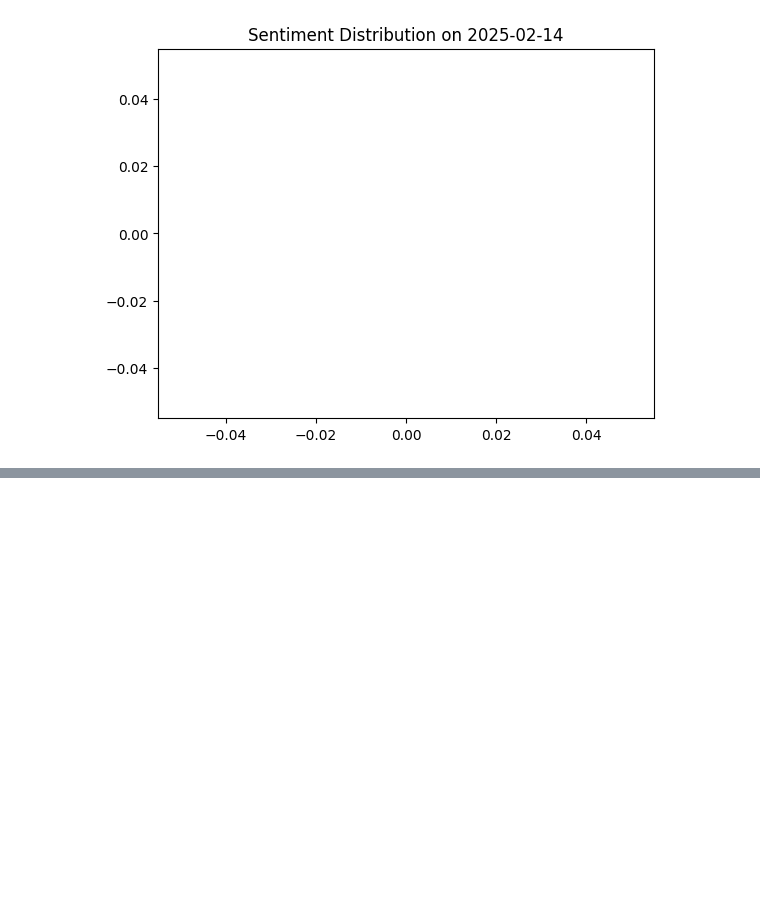
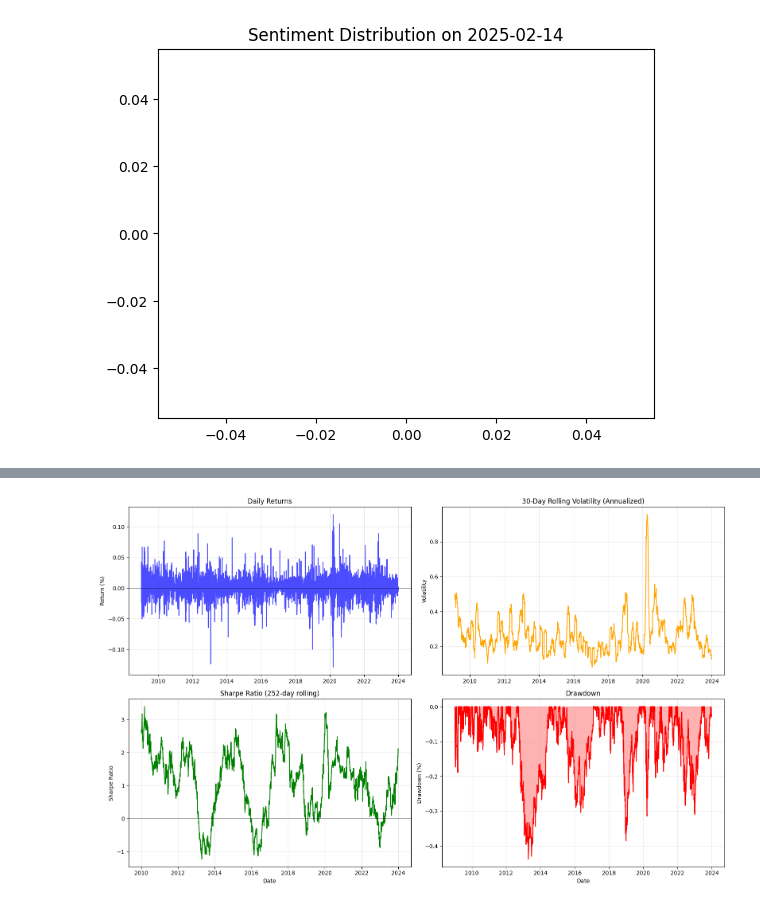
Before and after one commit to MubarekAdem/week-1-kaim, a Jupyter notebook: notebook/01_eda_sentiment.ipynb, the cells around one changed output, grey strips where cells are left out. Saved outputs shown, nothing was run; the diff lists cells and outputs as text; code cells hidden in the pictures; blank space fills up the shorter version.

```diff
--- a/notebook/01_eda_sentiment.ipynb
+++ b/notebook/01_eda_sentiment.ipynb
@@ -97,0 +596,47 @@ for day in earnings_days:
+# %%
+
+
+# Visualize Financial Metrics
+fig, axes = plt.subplots(2, 2, figsize=(16, 10))
+
+# Daily Returns
+ax1 = axes[0, 0]
+ax1.plot(aapl_with_metrics['Date'],
+         aapl_with_metrics['Daily_Return'], alpha=0.7, color='blue')
+ax1.axhline(y=0, color='black', linestyle='-', linewidth=0.5)
+ax1.set_title('Daily Returns', fontsize=12)
+ax1.set_ylabel('Return (%)')
+ax1.grid(True, alpha=0.3)
+
+# Volatility
+ax2 = axes[0, 1]
+ax2.plot(aapl_with_metrics['Date'],
+         aapl_with_metrics['Volatility_30d'], color='orange')
+ax2.set_title('30-Day Rolling Volatility (Annualized)', fontsize=12)
+ax2.set_ylabel('Volatility')
+ax2.grid(True, alpha=0.3)
+
+# Sharpe Ratio
+ax3 = axes[1, 0]
+ax3.plot(aapl_with_metrics['Date'],
+         aapl_with_metrics['Sharpe_Ratio'], color='green')
+ax3.axhline(y=0, color='black', linestyle='-', linewidth=0.5)
+ax3.set_title('Sharpe Ratio (252-day rolling)', fontsize=12)
+ax3.set_ylabel('Sharpe Ratio')
+ax3.set_xlabel('Date')
+ax3.grid(True, alpha=0.3)
+
+# Drawdown
+ax4 = axes[1, 1]
+ax4.fill_between(aapl_with_metrics['Date'], aapl_with_metrics['Drawdown'], 0,
+                 color='red', alpha=0.3)
+ax4.plot(aapl_with_metrics['Date'], aapl_with_metrics['Drawdown'], color='red')
+ax4.set_title('Drawdown', fontsize=12)
+ax4.set_ylabel('Drawdown (%)')
+ax4.set_xlabel('Date')
+ax4.grid(True, alpha=0.3)
+
+plt.tight_layout()
+plt.show()
+# %% [output]
+[figure, added]
```
Also changed, not shown: parts of 20 cells of this notebook, 5 other files.
